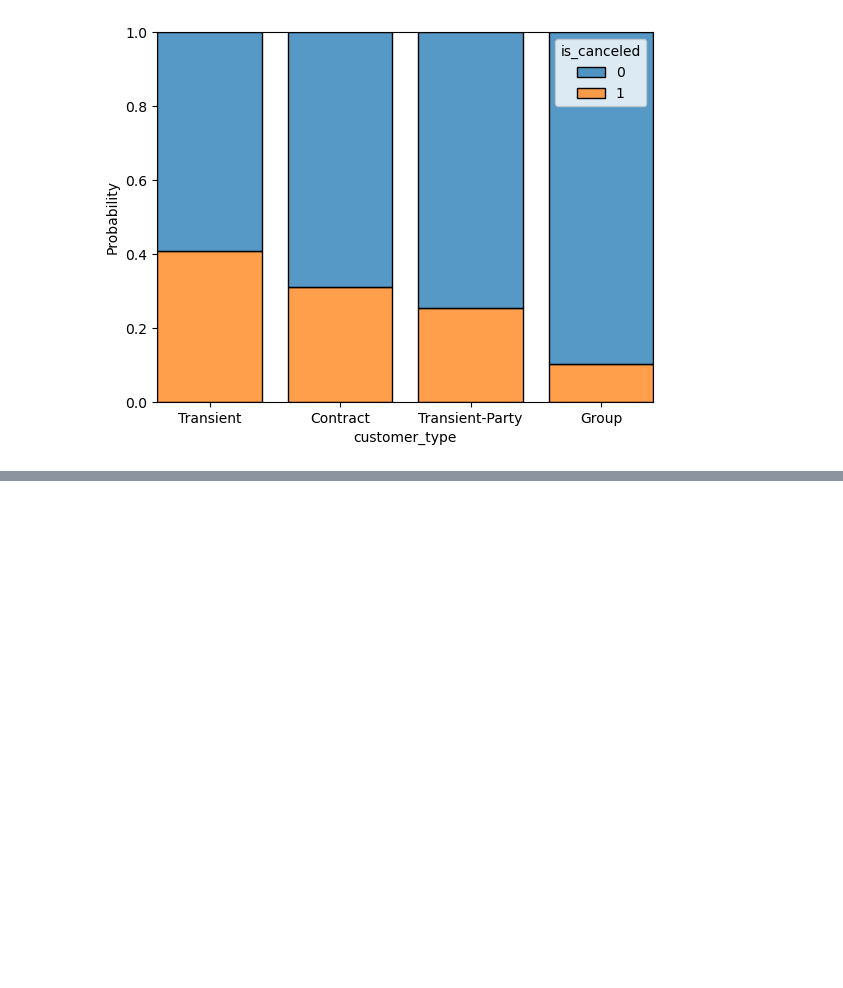
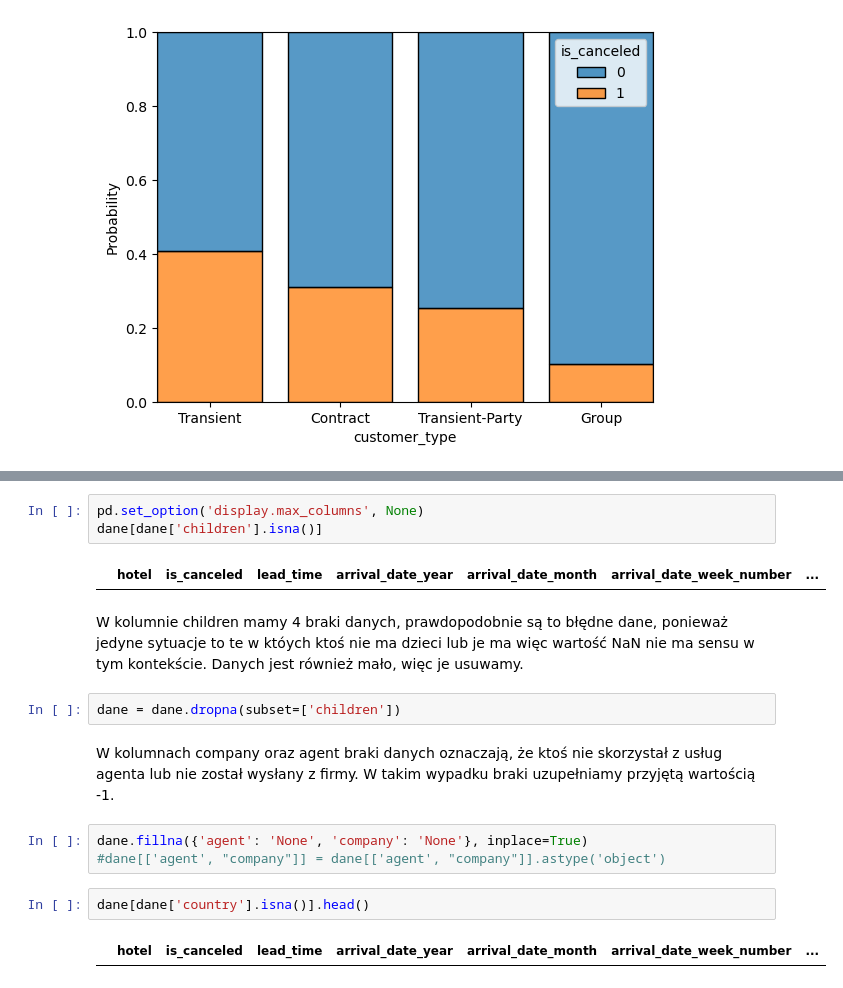
Before and after one commit to SzymonMak/HotelBookingsDataAnalysis, a Jupyter notebook: hotel_bookings_data_analysis.ipynb, the cells around one changed output, grey strips where cells are left out. Saved outputs shown, nothing was run; the diff lists cells and outputs as text; blank space fills up the shorter version.

```diff
--- a/hotel_bookings_data_analysis.ipynb
+++ b/hotel_bookings_data_analysis.ipynb
@@ -166,0 +181,18 @@ Length: 119390, dtype: int64
+# %%
+pd.set_option('display.max_columns', None)
+dane[dane['children'].isna()]
+# %% [output]
+|  | hotel | is_canceled | lead_time | arrival_date_year | arrival_date_month | arrival_date_week_number | ... |
+# %% [markdown]
+W kolumnie children mamy 4 braki danych, prawdopodobnie są to błędne dane, ponieważ jedyne sytuacje to te w któych ktoś nie ma dzieci lub je ma więc wartość NaN nie ma sensu w tym kontekście. Danych jest również mało, więc je usuwamy.
+# %%
+dane = dane.dropna(subset=['children'])
+# %% [markdown]
+W kolumnach company oraz agent braki danych oznaczają, że ktoś nie skorzystał z usług agenta lub nie został wysłany z firmy. W takim wypadku braki uzupełniamy przyjętą wartością -1.
+# %%
+dane.fillna({'agent': 'None', 'company': 'None'}, inplace=True)
+#dane[['agent', "company"]] = dane[['agent', "company"]].astype('object')
+# %%
+dane[dane['country'].isna()].head()
+# %% [output]
+|  | hotel | is_canceled | lead_time | arrival_date_year | arrival_date_month | arrival_date_week_number | ... |
```
Also changed, not shown: parts of 11 cells of this notebook, 2 other files.
